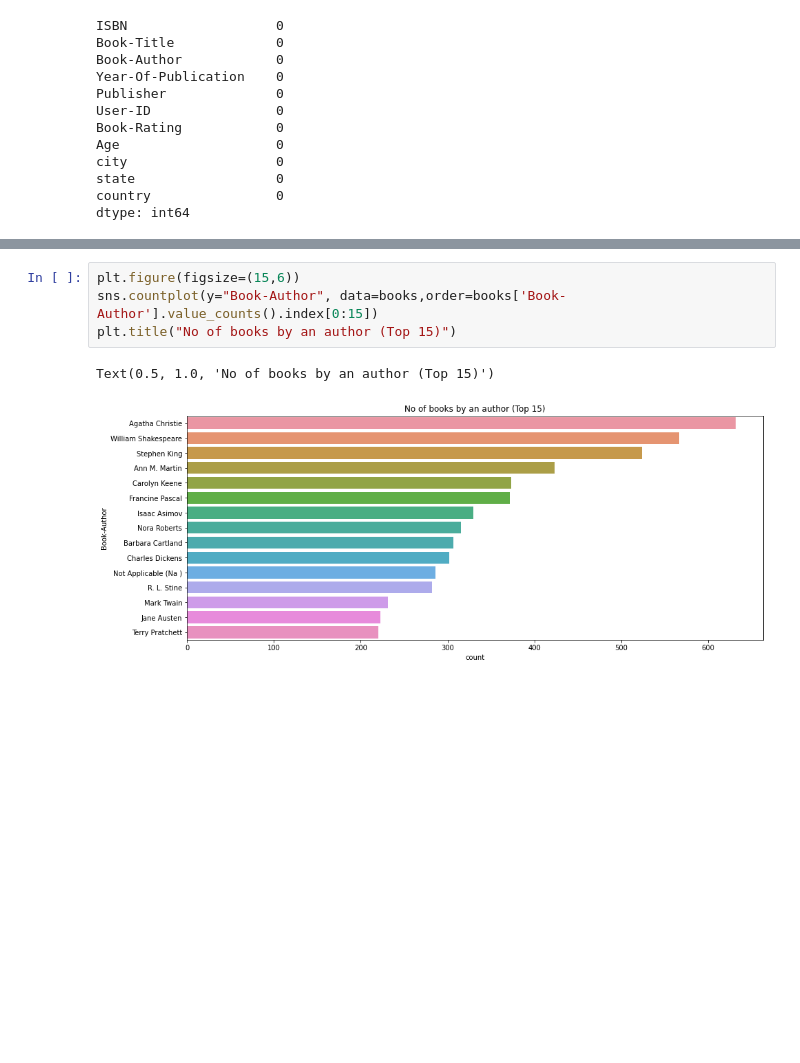
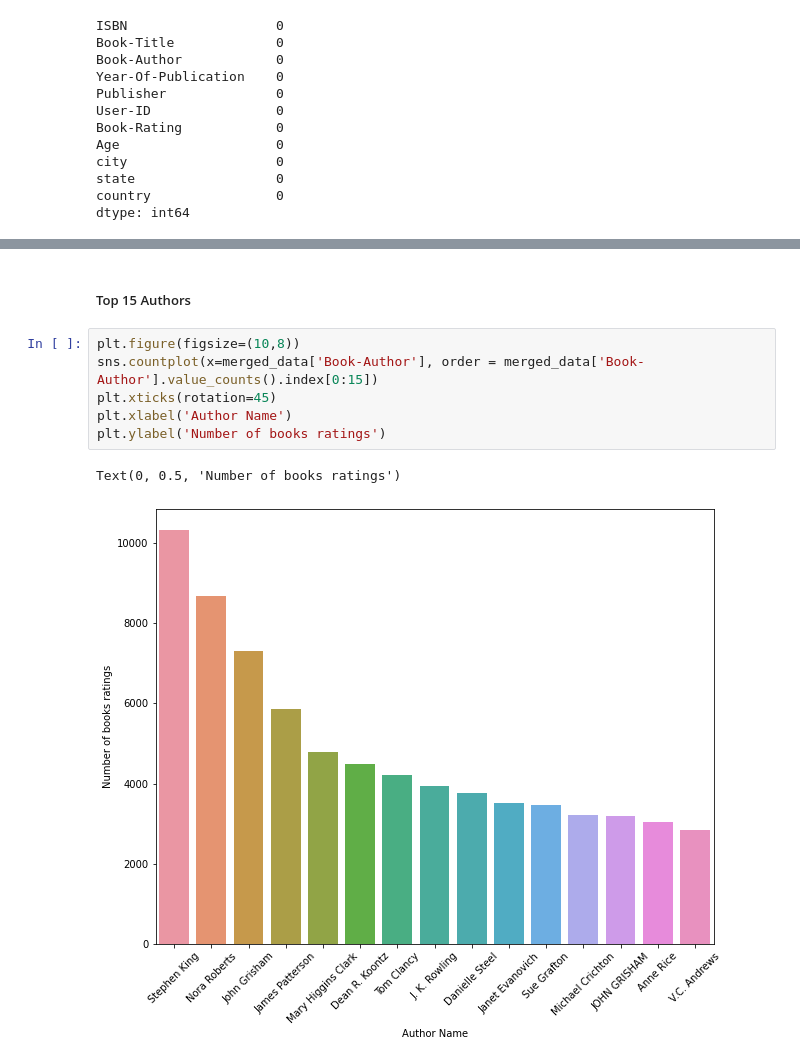
Before and after one commit to Gajam-Anurag/cmpe255-spring22-project, a Jupyter notebook: src/Code/BookRecommenderSystem.ipynb, the cells around one changed output, grey strips where cells are left out. Cells and saved outputs as stored; diff of their text form; blank space fills up the shorter version.

Commit message:
Data Visualization part 1

```diff
--- a/src/Code/BookRecommenderSystem.ipynb
+++ b/src/Code/BookRecommenderSystem.ipynb
@@ -485,7 +481,11 @@ plt.show()
+# %% [markdown]
+##### Top 15 Authors
 # %%
-plt.figure(figsize=(15,6))
-sns.countplot(y="Book-Author", data=books,order=books['Book-Author'].value_counts().index[0:15])
-plt.title("No of books by an author (Top 15)")
+plt.figure(figsize=(10,8))
+sns.countplot(x=merged_data['Book-Author'], order = merged_data['Book-Author'].value_counts().index[0:15])
+plt.xticks(rotation=45)
+plt.xlabel('Author Name')
+plt.ylabel('Number of books ratings')
 # %% [output]
-Text(0.5, 1.0, 'No of books by an author (Top 15)')
+Text(0, 0.5, 'Number of books ratings')
-[figure, old version]
+[figure, new version]
```
Also changed, not shown: parts of 10 cells of this notebook.
